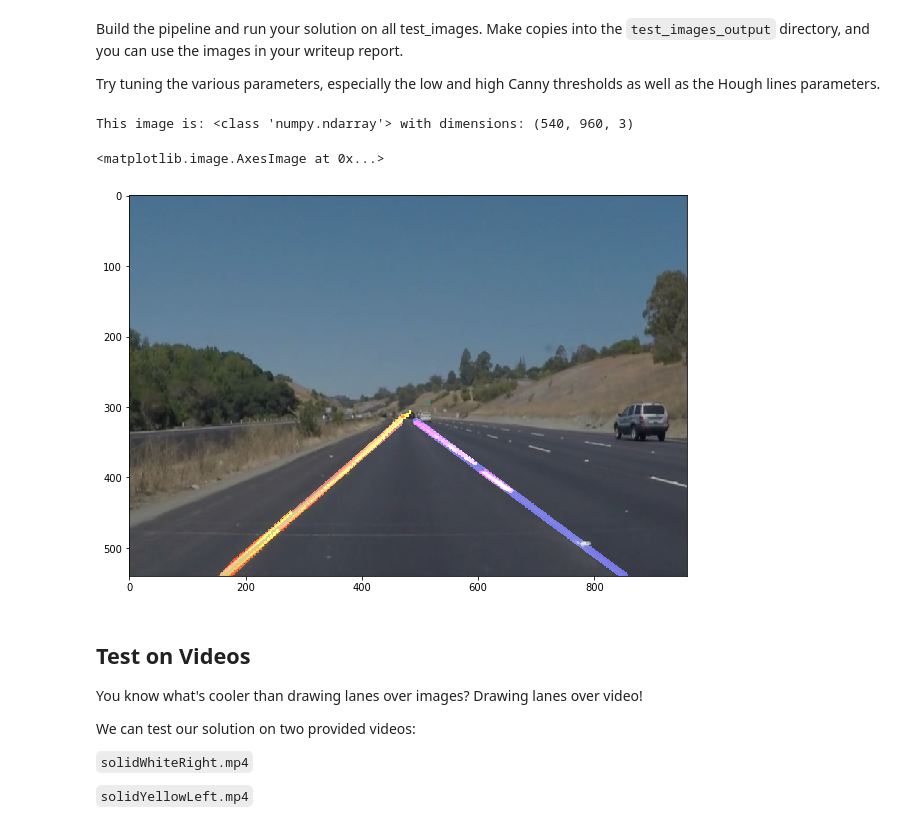
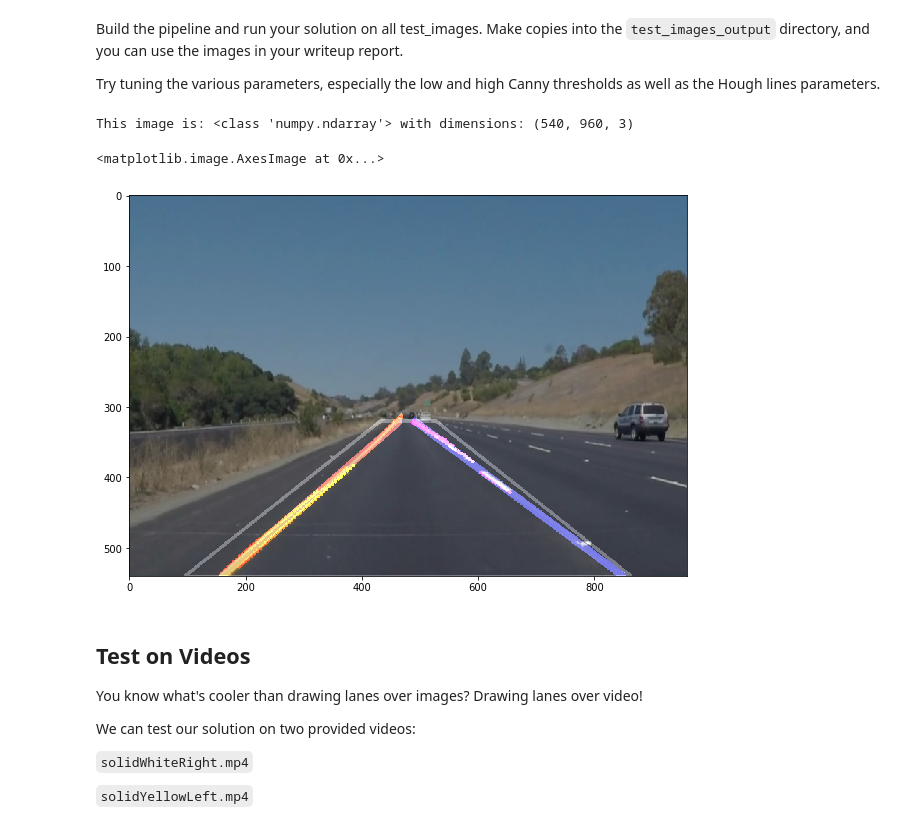
Before and after one commit to tawnkramer/CarND-LaneLines-P1, a Jupyter notebook: P1.ipynb, the cells around one changed output. Cells and saved outputs as stored; diff of their text form; code cells hidden in the pictures.

```diff
--- a/P1.ipynb
+++ b/P1.ipynb
@@ -254,7 +254,7 @@ class LaneDetector(object):
 
         return [(math.floor(x1), math.floor(y1), math.floor(x2), math.floor(y2))], True
 
-    def draw_lane_lines(self, image):
+    def draw_lane_lines(self, image, debug_display=True):
 
         line_image = np.copy(image)*0 # creating a blank to draw lines on
 
@@ -276,10 +276,18 @@ class LaneDetector(object):
         horizon_y = self.horizon_y
         img_width = imshape[1]
         centerX = img_width / 2
-        mask_bottom_left_x = img_width * (1.0 - self.mask_bottom_perc)
-        mask_bottom_right_x = img_width * (self.mask_bottom_perc)
-        vertices =  np.array([[(mask_bottom_left_x,imshape[0] - self.bottom_y_margin),(450, horizon_y),\
-                               (550, horizon_y), (mask_bottom_right_x,imshape[0] - self.bottom_y_margin)]], dtype=np.int32)
+        mask_bottom_left_x = math.floor(img_width * (1.0 - self.mask_bottom_perc))
+        mask_bottom_right_x = math.floor(img_width * (self.mask_bottom_perc))
+        mask_top_left_x = math.floor(centerX - img_width * (self.mask_top_perc * 0.5))
+        mask_top_right_x = math.floor(centerX + img_width * (self.mask_top_perc * 0.5))
+
+        mask_points = [(mask_bottom_left_x,imshape[0] - self.bottom_y_margin),(mask_top_left_x, horizon_y),\
+                               (mask_top_right_x, horizon_y), (mask_bottom_right_x,imshape[0] - self.bottom_y_margin)]
+        if debug_display:
+            for i in range(4):
+                cv2.line(debug_image,mask_points[i],mask_points[(i + 1) % 4],(64,64,64),3)
+
+        vertices =  np.array([mask_points], dtype=np.int32)
         cv2.fillPoly(mask, vertices, ignore_mask_color)
         masked_edges = cv2.bitwise_and(cny_img, mask)
 
@@ -293,6 +301,8 @@ class LaneDetector(object):
         right_line_x = []
         right_line_y = []
 
+        if lines is None:
+            lines = []
 
         #seperate lines in positive and negative slopes. Sample the lines for a linear regression pass.
         for line in lines:
@@ -332,11 +342,13 @@ class LaneDetector(object):
                     if m  < 0.0:
                         left_line_x.append(x)
                         left_line_y.append(y)
-                        cv2.circle(debug_image, (math.floor(x),math.floor(y)), 3, (255,p,0), -1)
+                        if debug_display:
+                            cv2.circle(debug_image, (math.floor(x),math.floor(y)), 3, (255,p,0), -1)
                     else:
                         right_line_x.append(x)
                         right_line_y.append(y)
-                        cv2.circle(debug_image, (math.floor(x),math.floor(y)), 3, (255,p,255), -1)
+                        if debug_display:
+                            cv2.circle(debug_image, (math.floor(x),math.floor(y)), 3, (255,p,255), -1)
 
 
         left_lines, lvalid = self.linear_regression(left_line_x, left_line_y, horizon_y, imshape)
@@ -355,36 +367,39 @@ class LaneDetector(object):
 
         #overlay line image on the source image.
         final_image = weighted_img(line_image, image)
-        final_image = weighted_img(debug_image, final_image, .9)
+
+        #overlay debug diagnostics
+        if debug_display:
+            final_image = weighted_img(debug_image, final_image, .9)
 
         return final_image
 
 
 
 
 ld = LaneDetector()
 images = os.listdir("test_images/")
 for img in images:
     img_src = os.path.join("test_images", img)
     img_dest = os.path.join("test_images_output", img)
     image = mpimg.imread(img_src)
     result = ld.draw_lane_lines(image)
     #scipy.misc.imsave(img_dest, result)
 
 #read image from filename
 image = mpimg.imread('test_images/solidYellowCurve.jpg')
 
 #detect and draw lane lines over image
-result = ld.draw_lane_lines(image)
+result = ld.draw_lane_lines(image, True)
 
  #printing out some stats and plotting
 print('This image is:', type(image), 'with dimensions:', image.shape)
 plt.figure(figsize = (10,7))
 plt.imshow(result, interpolation='nearest', aspect='auto')
 # %% [output]
 This image is: <class 'numpy.ndarray'> with dimensions: (540, 960, 3)
 <matplotlib.image.AxesImage at 0x...>
-[figure, old version]
+[figure, new version]
 # %% [markdown]
 ## Test on Videos
 
```
Also changed, not shown: parts of 4 cells of this notebook, 3 other files.
